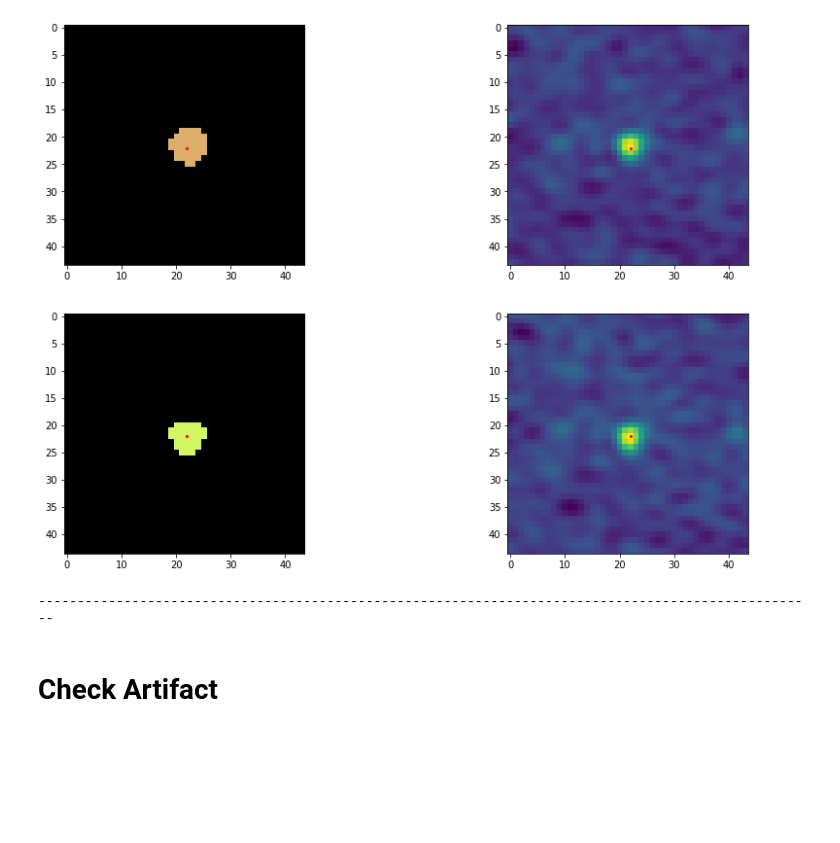
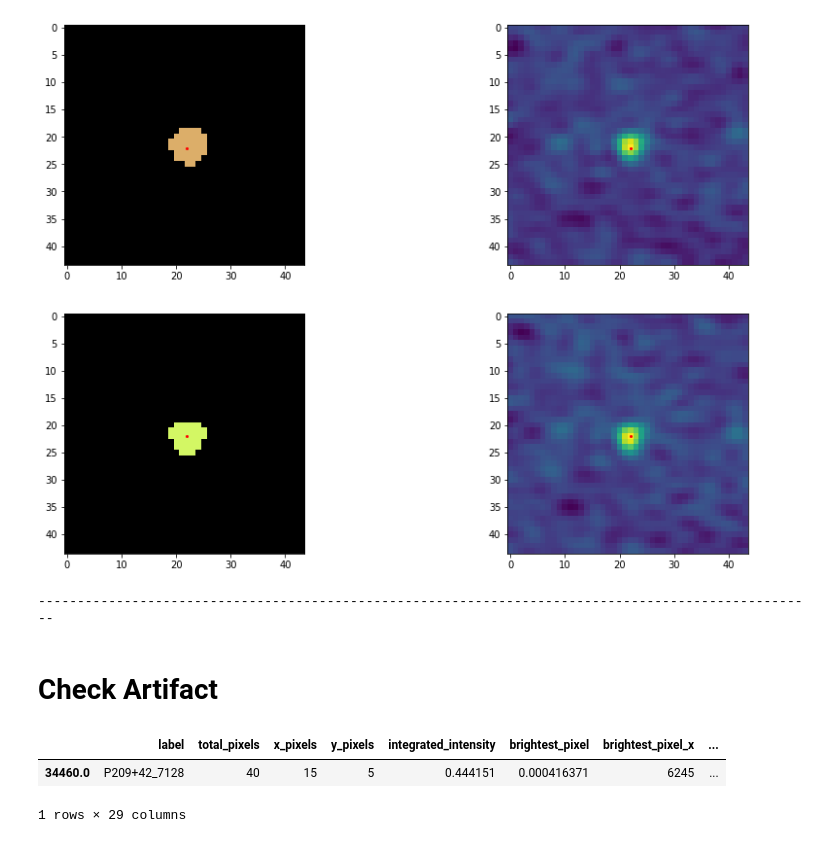
Before and after one commit to JasperO98/dr2, a Jupyter notebook: 5.Lookup_Source/explore_catalogue.ipynb, the cells around one changed output. Cells and saved outputs as stored; diff of their text form; code cells hidden in the pictures; blank space fills up the shorter version.

```diff
--- a/5.Lookup_Source/explore_catalogue.ipynb
+++ b/5.Lookup_Source/explore_catalogue.ipynb
@@ -150,0 +149,8 @@ getImgs(overlaps)
+# %%
+# Soon TM
+artifact = catalogue[catalogue["label"] == "P209+42_7128"]
+artifact.head()
+# %% [output]
+|  | label | total_pixels | x_pixels | y_pixels | integrated_intensity | brightest_pixel | brightest_pixel_x | ... |
+| 34460.0 | P209+42_7128 | 40 | 15 | 5 | 0.444151 | 0.000416371 | 6245 | ... |
+1 rows × 29 columns
```
Also changed, not shown: parts of 3 cells of this notebook.
